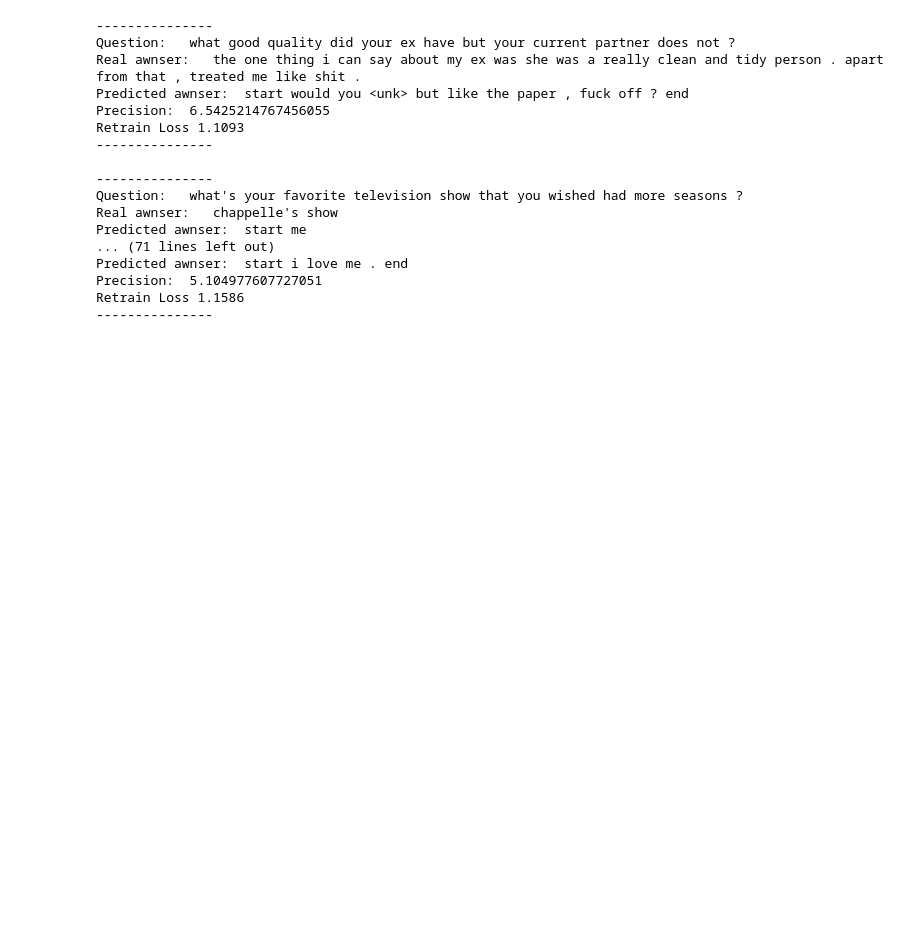
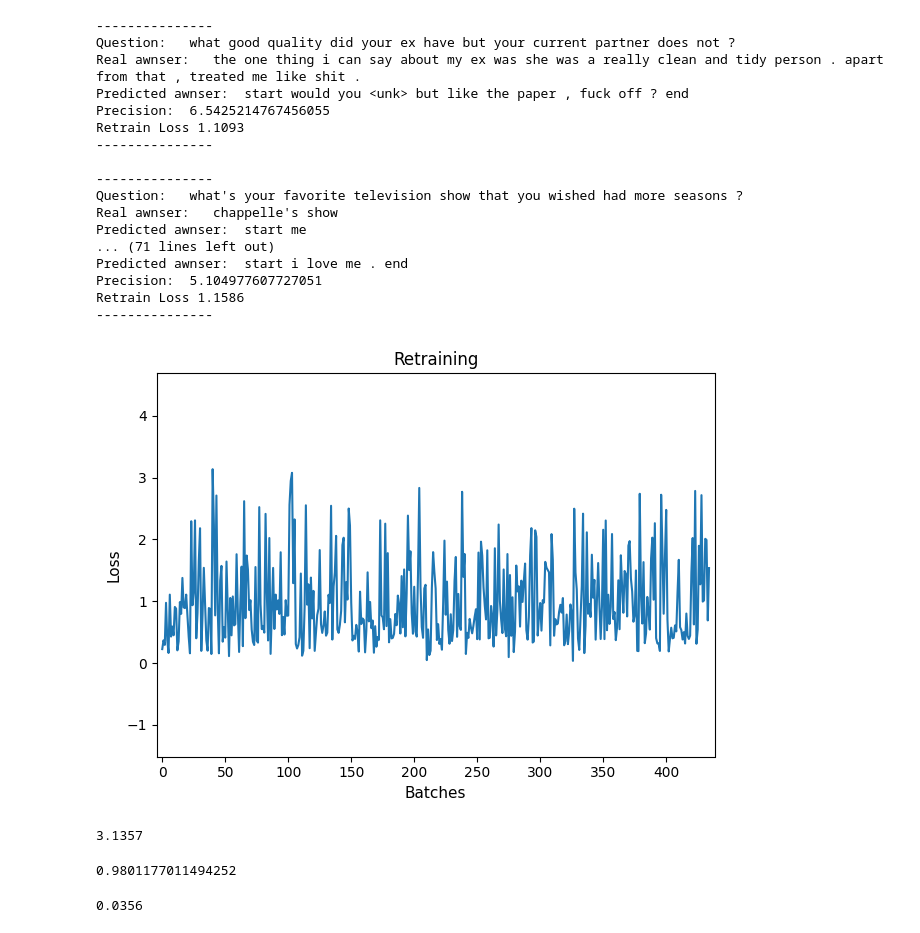
Before and after one commit to cris-scheib/nlp-continual-learning, a Jupyter notebook: TCCII/TCC-continual-learning-script.ipynb, the cells around one changed output. Saved outputs shown, nothing was run; the diff lists cells and outputs as text; code cells hidden in the pictures; blank space fills up the shorter version.

```diff
--- a/TCCII/TCC-continual-learning-script.ipynb
+++ b/TCCII/TCC-continual-learning-script.ipynb
@@ -613,3 +616,44 @@ Predicted awnser:  start i love me . end
 Precision:  5.104977607727051
 Retrain Loss 1.1586
 ---------------
+# %%
+import matplotlib.pyplot as plt
+# Function for plotting the loss values
+def plot_loss(loss_values, title=None):
+    plt.plot(loss_values)
+
+    if title:
+        plt.title(title)
+
+    plt.xlabel('Batches',fontsize=11)
+    plt.ylabel('Loss',fontsize=11)
+    plt.tight_layout()
+    plt.margins(x=0.01, y=.5)
+
+    plt.show()
+# %%
+#Ploting loss
+#loss_file = open("old_tests/loss_64.txt", "r")
+loss_file = open("retrain_loss.txt", "r")
+data = loss_file.read()
+data_loss_list = data.split("\n")
+loss_file.close()
+
+data_loss_list = [i for i in data_loss_list if i]
+data_loss = [float(i) for i in data_loss_list]
+
+plot_loss(data_loss, 'Retraining')
+# %% [output]
+[figure, added]
+# %%
+print(max(data_loss))
+# %% [output]
+3.1357
+# %%
+sum(data_loss) / len(data_loss)
+# %% [output]
+0.9801177011494252
+# %%
+min(data_loss)
+# %% [output]
+0.0356
```
Also changed, not shown: parts of 9 cells of this notebook, 4 other files.
